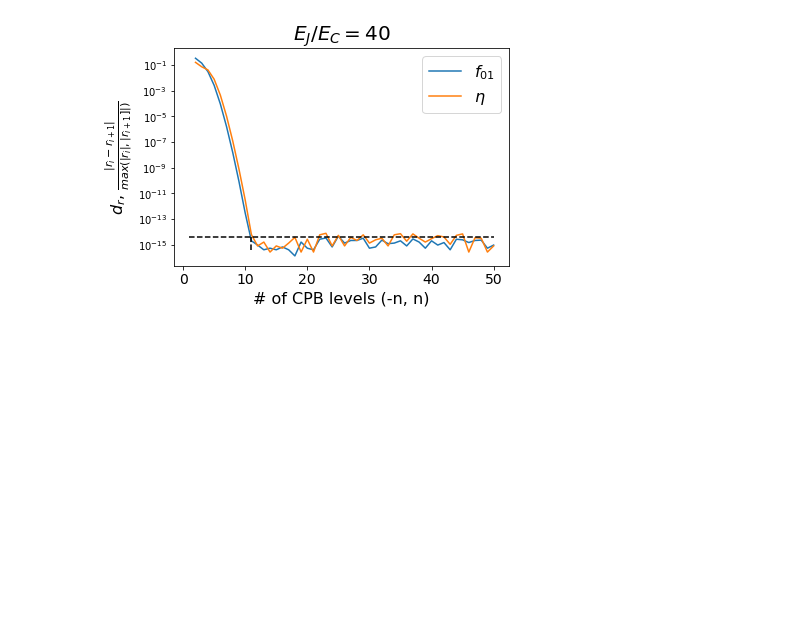
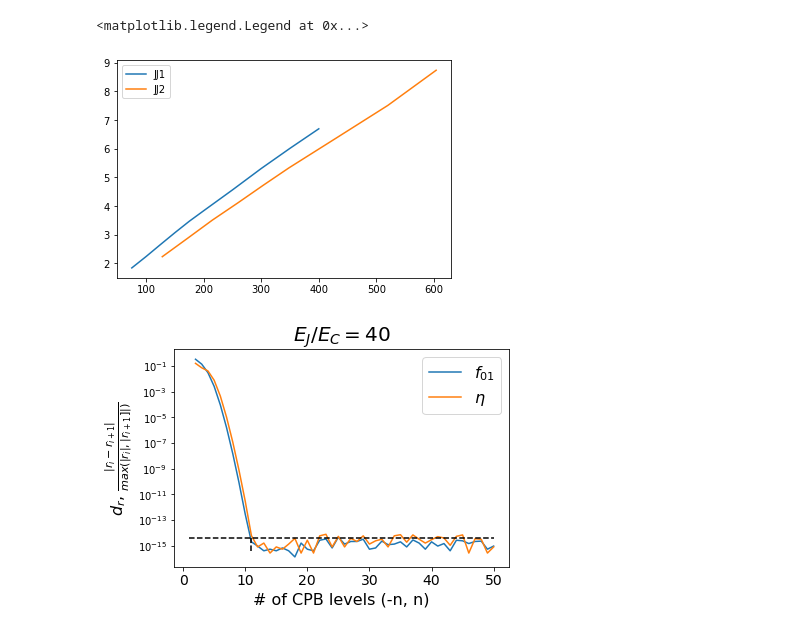
Before and after one commit to warrench/TransmonDesign, a Jupyter notebook: TransmonDesign/SingleQTransmon.ipynb, the cells around one changed output. Drawn from its saved outputs; the diff is of its cells as text; code cells hidden in the pictures; blank space fills up the shorter version.

```diff
--- a/TransmonDesign/SingleQTransmon.ipynb
+++ b/TransmonDesign/SingleQTransmon.ipynb
@@ -19,0 +58,14 @@ def pair_max(x):
+# %%
+nlevels = 30
+
+
+
+CPB = cpb.Hcpb(nlevels=nlevels)
+#
+f01 = 4.0
+eta = -0.250
+
+
+Ej, Ec = CPB.params_from_spectrum(f01, eta)
+print(Ej, Ec)
+print(Ej/Ec)
@@ -20,3 +123,42 @@ def pair_max(x):
+# %%
+Ej1 = np.array([ 2.69505236,
+                3.79174019,
+                5.16666894,
+                6.74163661,
+                8.46822218,
+                10.23033079,
+                14.21856162,
+                19.0077847,
+                24.16451698,
+                29.73248182])
+
+Ej2 = [ 3.76817819,  5.96655426,  8.64453448, 11.70336457, 15.24191855, 19.14726858,
+ 27.19145111, 37.17182705, 49.92423744]
+
+
+
+Ec = 0.2
+CPB.Ec = 0.2
+
+freqs1 = []
+freqs2 = []
+for E in Ej1:
+    CPB.Ej = E
+    freqs1.append(CPB.fij(0,1))
+
+for E in Ej2:
+    CPB.Ej = E
+    freqs2.append(CPB.fij(0,1))
+
+
+JJ1_w = np.array([75, 100, 125, 150, 175 , 200, 250, 300, 350, 400])
+JJ2_w = np.array([128, 172, 215, 260, 304, 348, 432, 520, 604])
+plt.plot(JJ1_w, freqs1, label='JJ1')
+plt.plot(JJ2_w, freqs2, label='JJ2')
+plt.legend()
+# %% [output]
+<matplotlib.legend.Legend at 0x...>
+[figure, added]
 # %%
 # Test the convergence of frequency and anharmonicity as a function of the numbers of levels
 nlevels = range(1,51)
```
Also changed, not shown: parts of 15 cells of this notebook, 5 other files.
